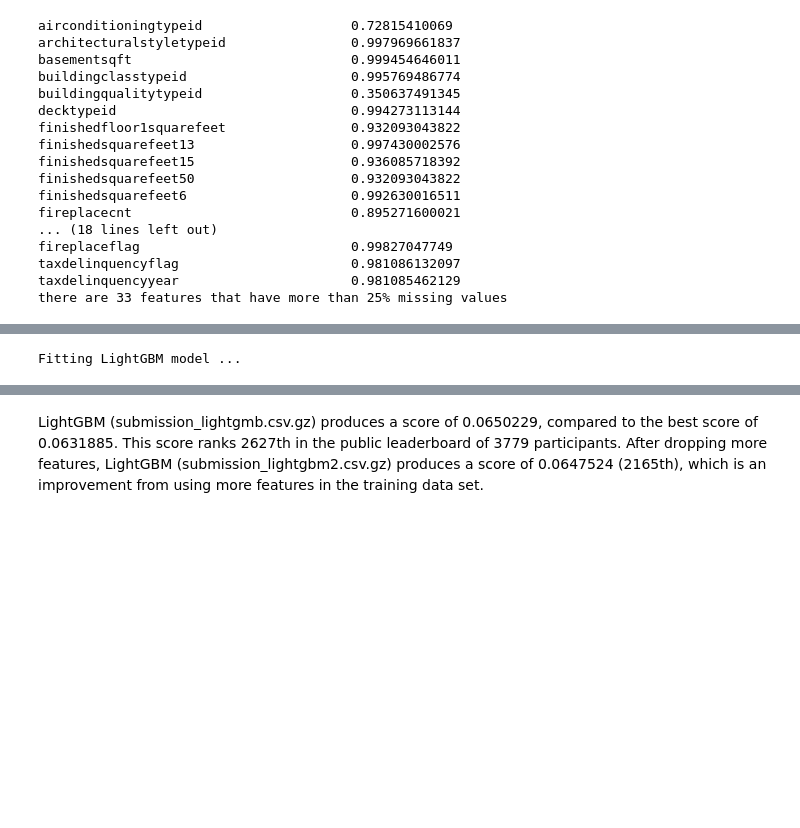
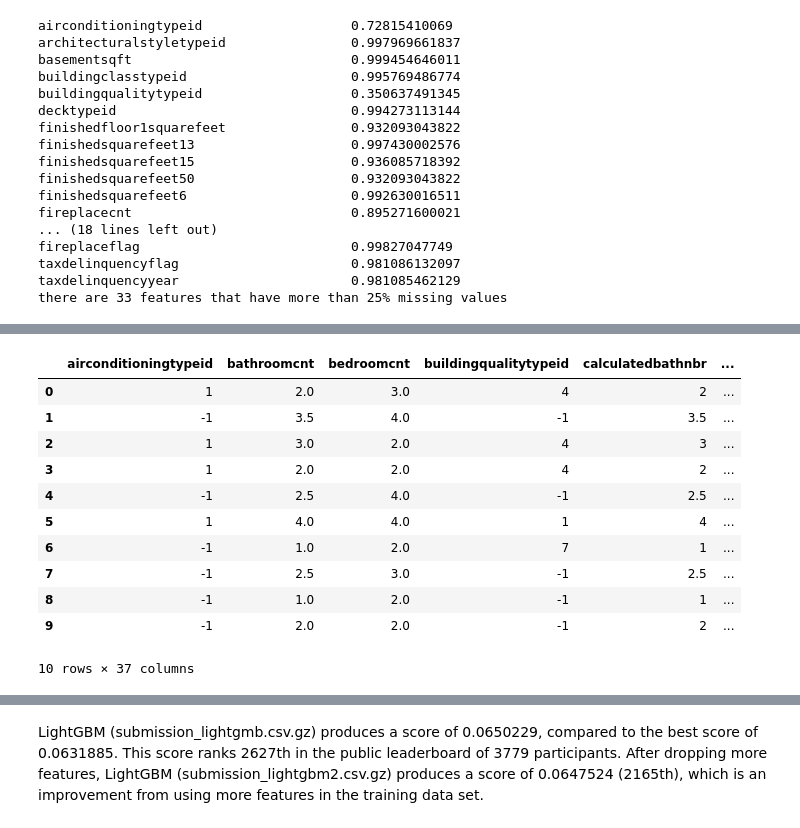
Before and after one commit to eagle9/udacity_machine_learning, a Jupyter notebook: projects/capstone/capstone_final.ipynb, the cells around one changed output, grey strips where cells are left out. Saved outputs shown, nothing was run; the diff lists cells and outputs as text; code cells hidden in the pictures; blank space fills up the shorter version.

```diff
--- a/projects/capstone/capstone_final.ipynb
+++ b/projects/capstone/capstone_final.ipynb
@@ -577,3 +599,18 @@ dtype: object
+# %%
+x_train.head(10)
+# %% [output]
+|  | airconditioningtypeid | bathroomcnt | bedroomcnt | buildingqualitytypeid | calculatedbathnbr | ... |
+| 0 | 1 | 2.0 | 3.0 | 4 | 2 | ... |
+| 1 | -1 | 3.5 | 4.0 | -1 | 3.5 | ... |
+| 2 | 1 | 3.0 | 2.0 | 4 | 3 | ... |
+| 3 | 1 | 2.0 | 2.0 | 4 | 2 | ... |
+| 4 | -1 | 2.5 | 4.0 | -1 | 2.5 | ... |
+| 5 | 1 | 4.0 | 4.0 | 1 | 4 | ... |
+| 6 | -1 | 1.0 | 2.0 | 7 | 1 | ... |
+| 7 | -1 | 2.5 | 3.0 | -1 | 2.5 | ... |
+| 8 | -1 | 1.0 | 2.0 | -1 | 1 | ... |
+| 9 | -1 | 2.0 | 2.0 | -1 | 2 | ... |
+10 rows × 37 columns
 # %%
 train_columns = x_train.columns
 
@@ -584,23 +621,3 @@ for c in x_train.dtypes[x_train.dtypes == object].index.values:
 
 x_train = x_train.values.astype(np.float32, copy=False)
 d_train = lgb.Dataset(x_train, label=y_train)
-# %%
-params = {}
-params['max_bin'] = 10
-params['learning_rate'] = 0.0021 # shrinkage_rate
-params['boosting_type'] = 'gbdt'
-params['objective'] = 'regression'
-params['metric'] = 'l1'          # or 'mae'
-params['sub_feature'] = 0.5      # feature_fraction
-params['bagging_fraction'] = 0.85 # specifies the fraction of data to be used for each iteration and is generally used to speed up the training and avoid overfitting.
-params['bagging_freq'] = 40
-params['num_leaves'] = 512        # num_leaf
-params['min_data'] = 500         # min_data_in_leaf
-params['min_hessian'] = 0.05     # min_sum_hessian_in_leaf
-params['verbose'] = 0
-
-print("\nFitting LightGBM model ...")
-#%timeit clf = lgb.train(params, d_train, num_boost_round=430)
-clf = lgb.train(params, d_train, num_boost_round=430)
-# %% [output]
-Fitting LightGBM model ...
```
Also changed, not shown: parts of 46 cells of this notebook, 1 other file.
